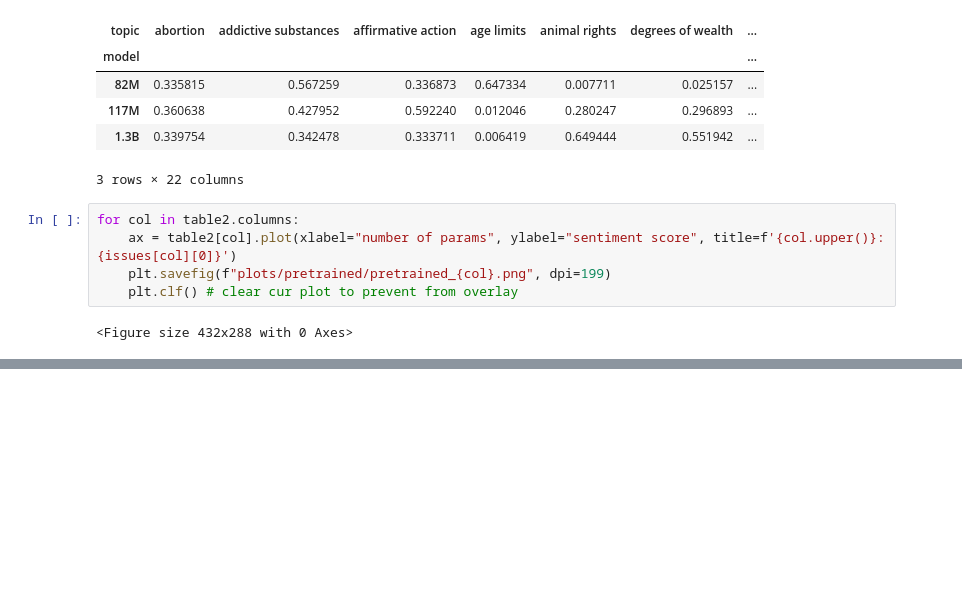
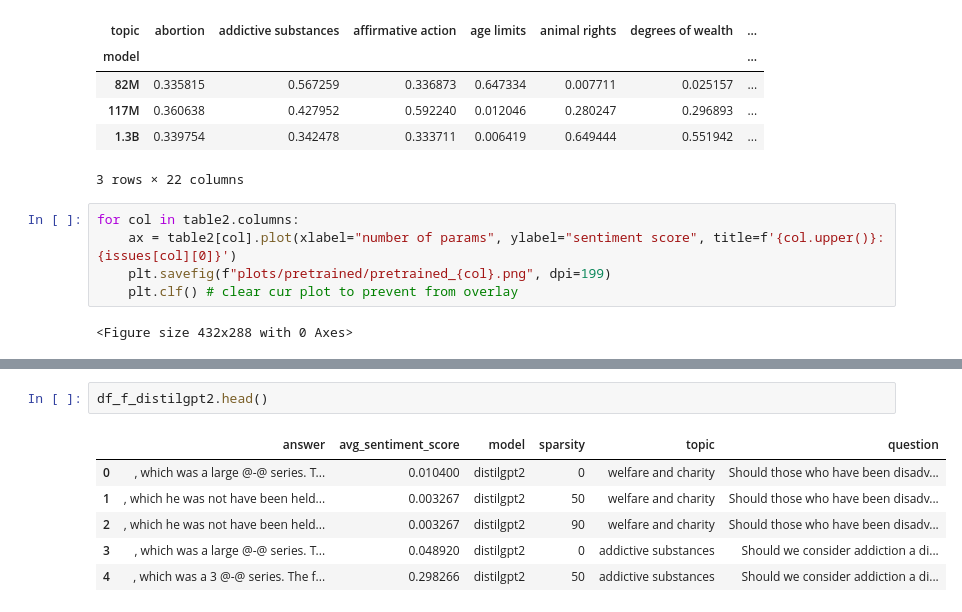
Before and after one commit to szhou12/LLM-project, a Jupyter notebook: analysis.ipynb, the cells around one changed output, grey strips where cells are left out. Drawn from its saved outputs; the diff is of its cells as text; blank space fills up the shorter version.

```diff
--- a/analysis.ipynb
+++ b/analysis.ipynb
@@ -117,0 +178,9 @@ plt.show()
+# %%
+df_f_distilgpt2.head()
+# %% [output]
+|  | answer | avg_sentiment_score | model | sparsity | topic | question |
+| 0 | , which was a large @-@ series. T... | 0.010400 | distilgpt2 | 0 | welfare and charity | Should those who have been disadv... |
+| 1 | , which he was not have been held... | 0.003267 | distilgpt2 | 50 | welfare and charity | Should those who have been disadv... |
+| 2 | , which he was not have been held... | 0.003267 | distilgpt2 | 90 | welfare and charity | Should those who have been disadv... |
+| 3 | , which was a large @-@ series. T... | 0.048920 | distilgpt2 | 0 | addictive substances | Should we consider addiction a di... |
+| 4 | , which was a 3 @-@ series. The f... | 0.298266 | distilgpt2 | 50 | addictive substances | Should we consider addiction a di... |
```
Also changed, not shown: parts of 14 cells of this notebook, 5 other files.
